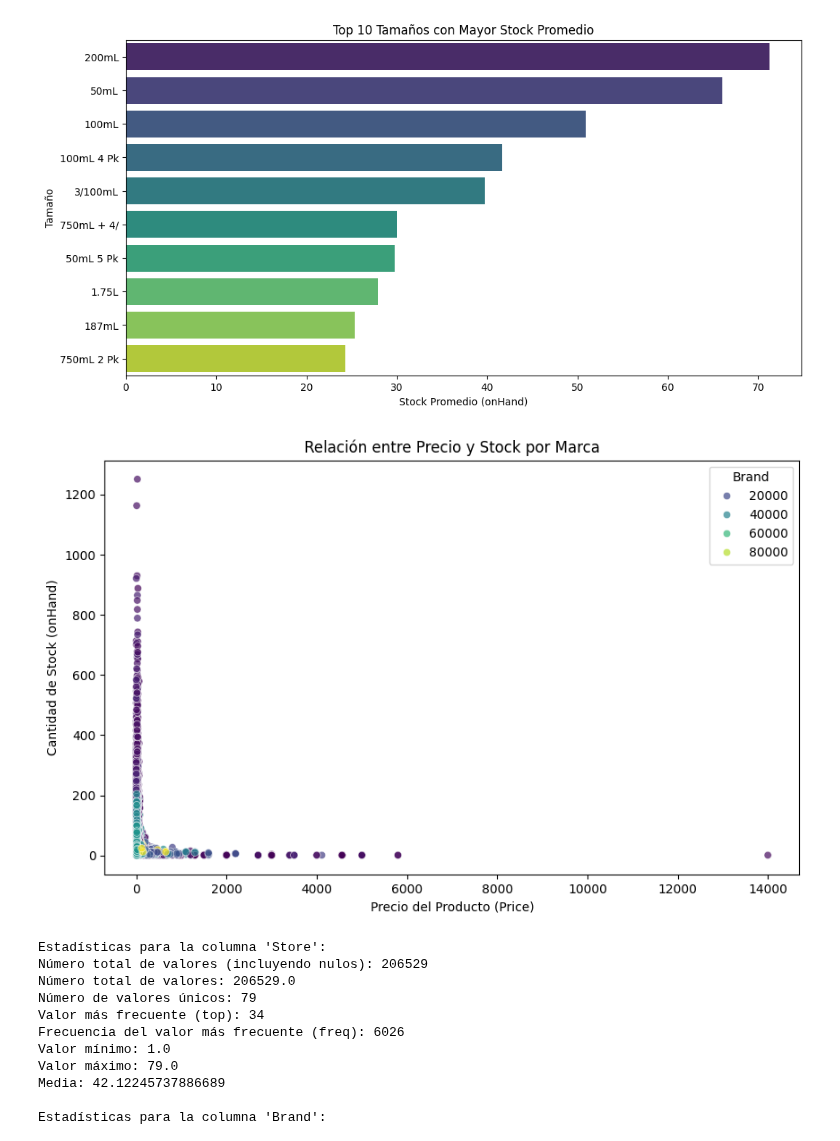
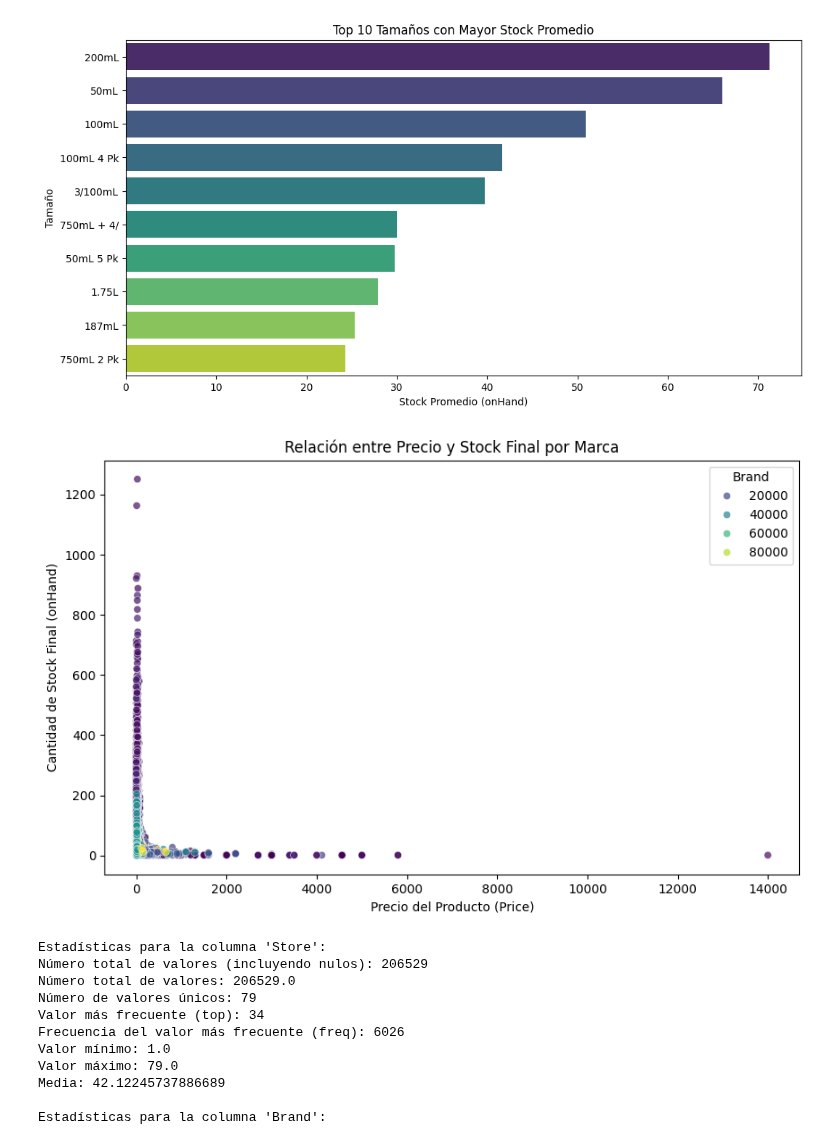
Before and after one commit to danipars/Analisis_Inventario_Distribuidora_Licores_AMCDrinks, a Jupyter notebook: EDA/InventarioInicialTienda.ipynb, the cells around one changed output. Drawn from its saved outputs; the diff is of its cells as text; code cells hidden in the pictures.

```diff
--- a/EDA/InventarioInicialTienda.ipynb
+++ b/EDA/InventarioInicialTienda.ipynb
@@ -329,16 +329,16 @@ Passing `palette` without assigning `hue` is deprecated and will be removed in v
 # %%
 # Crear el gráfico de dispersión
 plt.figure(figsize=(10, 6))
 sns.scatterplot(x='Price', y='onHand', hue='Brand', data=df_InventarioInicial, palette='viridis', alpha=0.7)
 
 # Etiquetas y título
-plt.title('Relación entre Precio y Stock por Marca')
+plt.title('Relación entre Precio y Stock Final por Marca')
 plt.xlabel('Precio del Producto (Price)')
-plt.ylabel('Cantidad de Stock (onHand)')
+plt.ylabel('Cantidad de Stock Final (onHand)')
 
 plt.show()
 # %% [output]
-[figure, old version]
+[figure, new version]
 # %%
 # Se analizan las columnas con tipo de datos flotantes
 # Lista de columnas de tipo flotante
```
Also changed, not shown: 1 other file.
